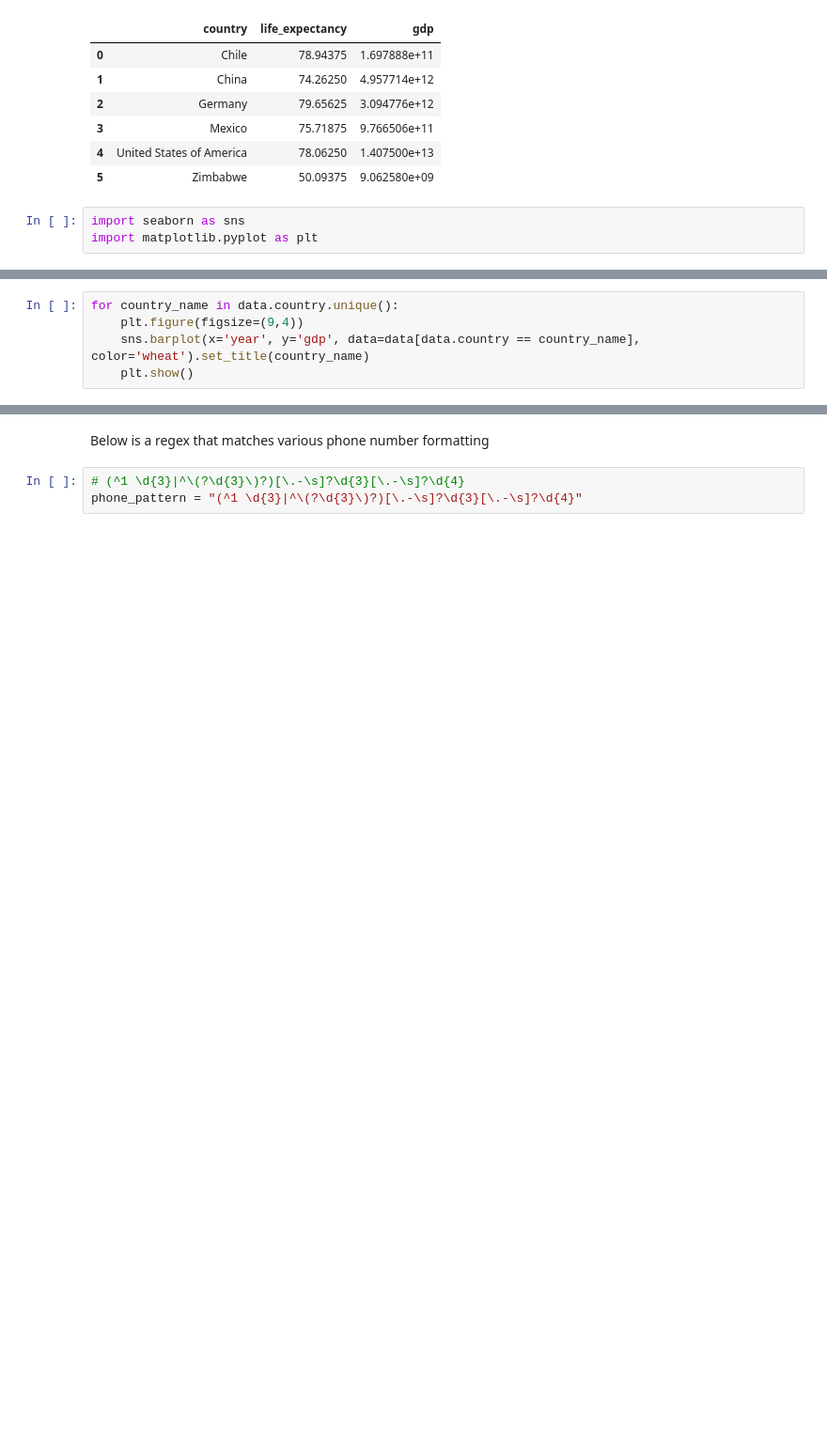
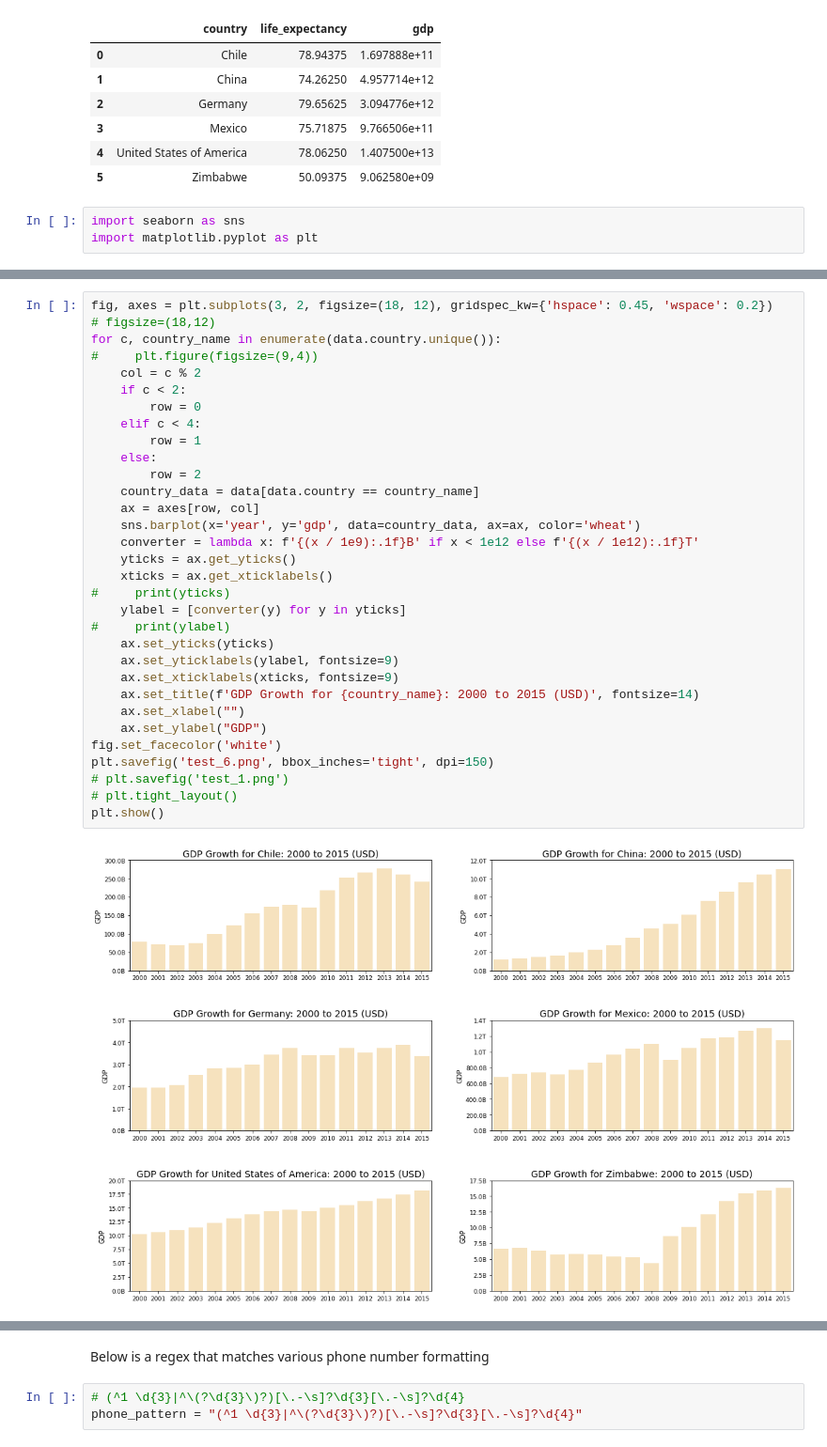
Before and after one commit to rj-pal/Codecademy, a Jupyter notebook: Life-Expectancy-and-GDP-Starter/life_expectancy_gdp.ipynb, the cells around one changed output, grey strips where cells are left out. Shown at 94% size. Saved outputs shown, nothing was run; the diff lists cells and outputs as text; blank space fills up the shorter version.

```diff
--- a/Life-Expectancy-and-GDP-Starter/life_expectancy_gdp.ipynb
+++ b/Life-Expectancy-and-GDP-Starter/life_expectancy_gdp.ipynb
@@ -100,5 +116,0 @@ plt.show()
-# %%
-for country_name in data.country.unique():
-    plt.figure(figsize=(9,4))
-    sns.barplot(x='year', y='gdp', data=data[data.country == country_name], color='wheat').set_title(country_name)
-    plt.show()
@@ -111,0 +127,34 @@ for country_name in data.country.unique():
+# %%
+fig, axes = plt.subplots(3, 2, figsize=(18, 12), gridspec_kw={'hspace': 0.45, 'wspace': 0.2})
+# figsize=(18,12)
+for c, country_name in enumerate(data.country.unique()):
+#     plt.figure(figsize=(9,4))
+    col = c % 2
+    if c < 2:
+        row = 0
+    elif c < 4:
+        row = 1
+    else:
+        row = 2
+    country_data = data[data.country == country_name]
+    ax = axes[row, col]
+    sns.barplot(x='year', y='gdp', data=country_data, ax=ax, color='wheat')
+    converter = lambda x: f'{(x / 1e9):.1f}B' if x < 1e12 else f'{(x / 1e12):.1f}T'
+    yticks = ax.get_yticks()
+    xticks = ax.get_xticklabels()
+#     print(yticks)
+    ylabel = [converter(y) for y in yticks]
+#     print(ylabel)
+    ax.set_yticks(yticks)
+    ax.set_yticklabels(ylabel, fontsize=9)
+    ax.set_xticklabels(xticks, fontsize=9)
+    ax.set_title(f'GDP Growth for {country_name}: 2000 to 2015 (USD)', fontsize=14)
+    ax.set_xlabel("")
+    ax.set_ylabel("GDP")
+fig.set_facecolor('white')
+plt.savefig('test_6.png', bbox_inches='tight', dpi=150)
+# plt.savefig('test_1.png')
+# plt.tight_layout()
+plt.show()
+# %% [output]
+[figure, added]
```
Also changed, not shown: parts of 9 cells of this notebook.
